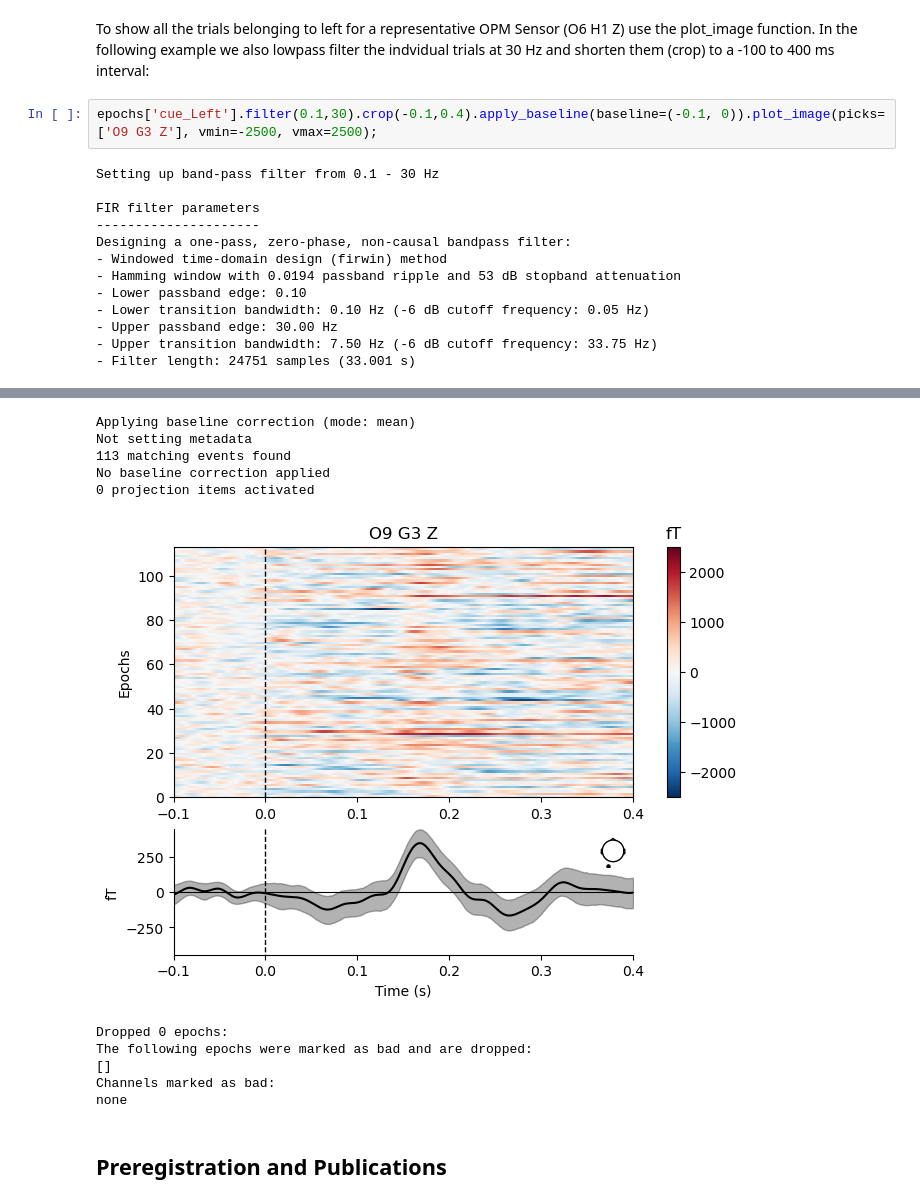
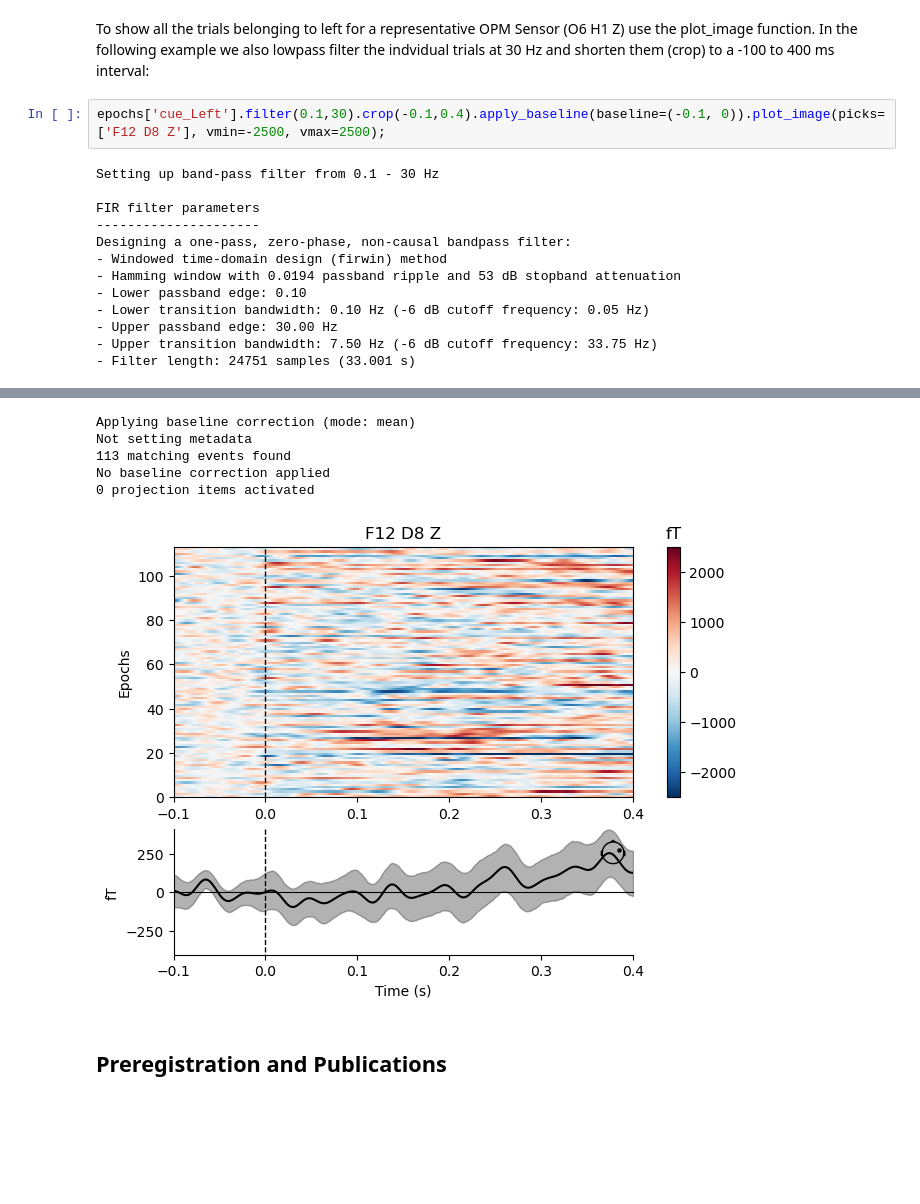
Before and after one commit to laurabpaulsen/Cerca, a Jupyter notebook: Extracting condition_specific trials.ipynb, the cells around one changed output, grey strips where cells are left out. Saved outputs shown, nothing was run; the diff lists cells and outputs as text; blank space fills up the shorter version.

```diff
--- a/Extracting condition_specific trials.ipynb
+++ b/Extracting condition_specific trials.ipynb
@@ -272,7 +292,7 @@ The plot above shows the trials cued to the left.
 # %% [markdown]
 To show all the trials belonging to left for a representative OPM Sensor (O6 H1 Z) use the plot_image function. In the following example we also lowpass filter the indvidual trials at 30 Hz and shorten them (crop) to a -100 to 400 ms interval:
 # %%
-epochs['cue_Left'].filter(0.1,30).crop(-0.1,0.4).apply_baseline(baseline=(-0.1, 0)).plot_image(picks=['O9 G3 Z'], vmin=-2500, vmax=2500);
+epochs['cue_Left'].filter(0.1,30).crop(-0.1,0.4).apply_baseline(baseline=(-0.1, 0)).plot_image(picks=['F12 D8 Z'], vmin=-2500, vmax=2500);
 # %% [output]
 Setting up band-pass filter from 0.1 - 30 Hz
 
@@ -301,19 +321,14 @@ Designing a one-pass, zero-phase, non-causal bandpass filter:
 ... (17 lines left out)
 [Parallel(n_jobs=1)]: Done 16199 tasks      | elapsed:   10.9s
 [Parallel(n_jobs=1)]: Done 17297 tasks      | elapsed:   11.6s
 [Parallel(n_jobs=1)]: Done 18431 tasks      | elapsed:   12.4s
 [Parallel(n_jobs=1)]: Done 19601 tasks      | elapsed:   13.2s
 Applying baseline correction (mode: mean)
 Not setting metadata
 113 matching events found
 No baseline correction applied
 0 projection items activated
-[figure, old version]
+[figure, new version]
-Dropped 0 epochs:
-The following epochs were marked as bad and are dropped:
-[]
-Channels marked as bad:
-none
 # %% [markdown]
 ## Preregistration and Publications
 # %% [markdown]
```
Also changed, not shown: parts of 4 cells of this notebook, 5 other files.
